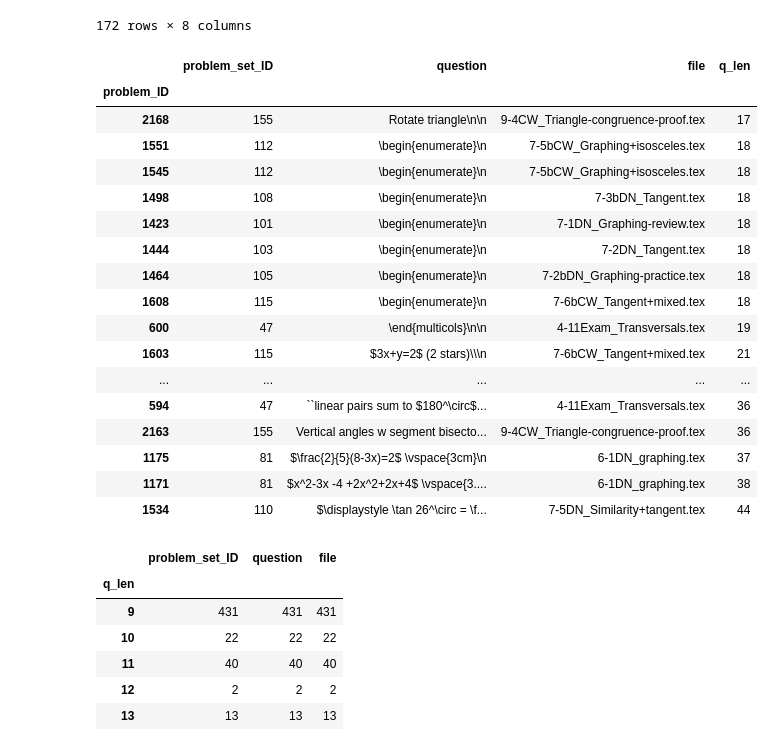
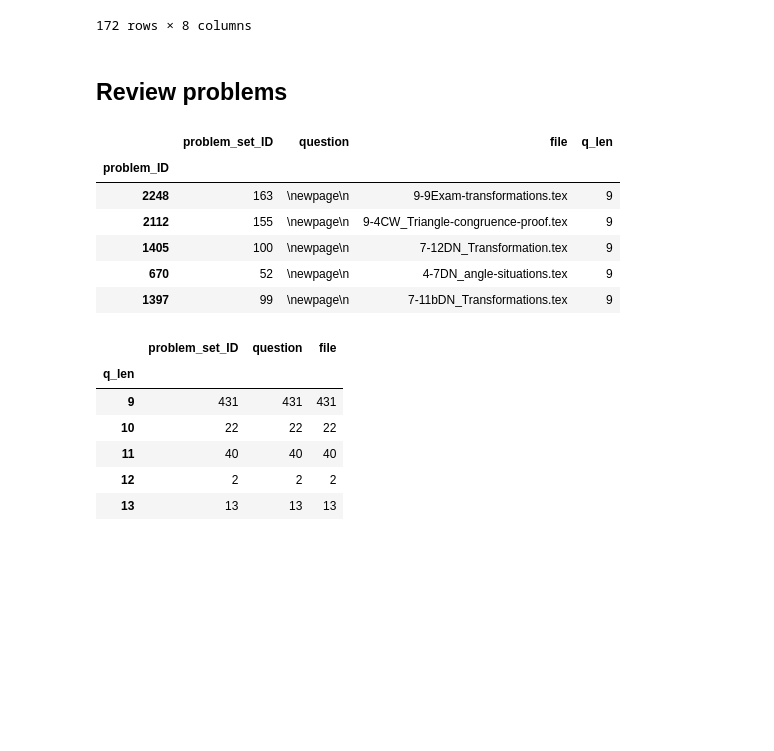
Before and after one commit to chrishuson/mathai, a Jupyter notebook: src/notes.ipynb, the cells around one changed output. Saved outputs shown, nothing was run; the diff lists cells and outputs as text; code cells hidden in the pictures; blank space fills up the shorter version.

```diff
--- a/src/notes.ipynb
+++ b/src/notes.ipynb
@@ -220,27 +125,18 @@ problem_df = parse_problem_sets(pset_df)
 problem_df['file'] = problem_df.problem_set_ID.apply(lambda x: pset_df.loc[x, 'file'])
 problem_df['q_len'] = problem_df.question.str.len()
 problem_df.sort_values('q_len', inplace=True)
+# %% [markdown]
+## Review problems
 # %%
-problem_df[problem_df.q_len > 15].head(30)
+problem_df[problem_df.q_len > 0].head()
 # %% [output]
 |  | problem_set_ID | question | file | q_len |
 | problem_ID |  |  |  |  |
-| 2168 | 155 | Rotate triangle\n\n | 9-4CW_Triangle-congruence-proof.tex | 17 |
-| 1551 | 112 | \begin{enumerate}\n | 7-5bCW_Graphing+isosceles.tex | 18 |
-| 1545 | 112 | \begin{enumerate}\n | 7-5bCW_Graphing+isosceles.tex | 18 |
-| 1498 | 108 | \begin{enumerate}\n | 7-3bDN_Tangent.tex | 18 |
-| 1423 | 101 | \begin{enumerate}\n | 7-1DN_Graphing-review.tex | 18 |
-| 1444 | 103 | \begin{enumerate}\n | 7-2DN_Tangent.tex | 18 |
-| 1464 | 105 | \begin{enumerate}\n | 7-2bDN_Graphing-practice.tex | 18 |
-| 1608 | 115 | \begin{enumerate}\n | 7-6bCW_Tangent+mixed.tex | 18 |
-| 600 | 47 | \end{multicols}\n\n | 4-11Exam_Transversals.tex | 19 |
-| 1603 | 115 | $3x+y=2$ (2 stars)\\\n | 7-6bCW_Tangent+mixed.tex | 21 |
-| ... | ... | ... | ... | ... |
-| 594 | 47 | ``linear pairs sum to $180^\circ$... | 4-11Exam_Transversals.tex | 36 |
-| 2163 | 155 | Vertical angles w segment bisecto... | 9-4CW_Triangle-congruence-proof.tex | 36 |
-| 1175 | 81 | $\frac{2}{5}(8-3x)=2$ \vspace{3cm}\n | 6-1DN_graphing.tex | 37 |
-| 1171 | 81 | $x^2-3x -4 +2x^2+2x+4$ \vspace{3.... | 6-1DN_graphing.tex | 38 |
-| 1534 | 110 | $\displaystyle \tan 26^\circ = \f... | 7-5DN_Similarity+tangent.tex | 44 |
+| 2248 | 163 | \newpage\n | 9-9Exam-transformations.tex | 9 |
+| 2112 | 155 | \newpage\n | 9-4CW_Triangle-congruence-proof.tex | 9 |
+| 1405 | 100 | \newpage\n | 7-12DN_Transformation.tex | 9 |
+| 670 | 52 | \newpage\n | 4-7DN_angle-situations.tex | 9 |
+| 1397 | 99 | \newpage\n | 7-11bDN_Transformations.tex | 9 |
 # %%
 problem_df[problem_df.question.str.contains(r'\\newpage')].groupby('q_len').count()
 # %% [output]
```
Also changed, not shown: parts of 40 cells of this notebook, 5 other files.
